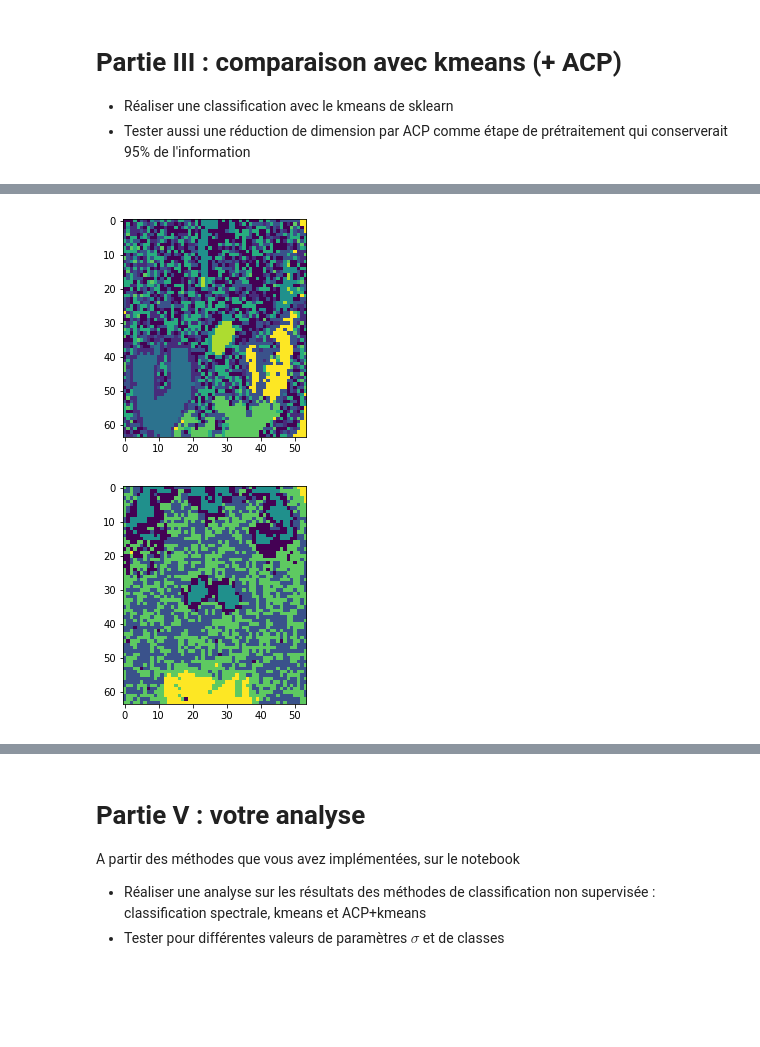
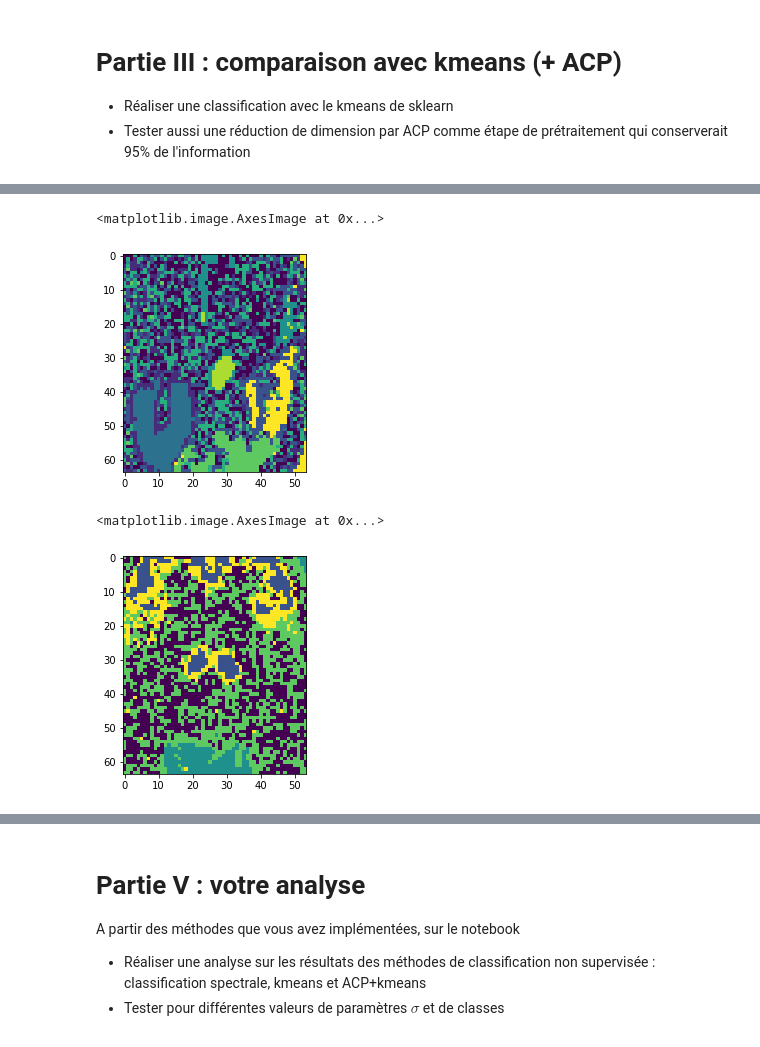
Before and after one commit to TwilCynder/univ-documents, a Jupyter notebook: M1/S7/csap/Miniprojet/SujetMiniProjet/MiniProjet_SegmentationTEP.ipynb, the cells around one changed output, grey strips where cells are left out. Cells and saved outputs as stored; diff of their text form; code cells hidden in the pictures; blank space fills up the shorter version.

```diff
--- a/M1/S7/csap/Miniprojet/SujetMiniProjet/MiniProjet_SegmentationTEP.ipynb
+++ b/M1/S7/csap/Miniprojet/SujetMiniProjet/MiniProjet_SegmentationTEP.ipynb
@@ -224,10 +218,14 @@ showKmeans(ExpleJouet, 2)
 # %%
 # Tester sur les TACS
 
-def show2DKmeans(data, k, shape):
+def KMEANS(data, k):
   kmeans = KMeans(k, init='k-means++', random_state=0).fit(data)
-  repartition=np.reshape(kmeans.labels_,shape)
-  plt.imshow(repartition.T)
+  return kmeans.labels_
 
-show2DKmeans(data_S, 9, ((54, 64)))
+
+kmeansSansACP_S = KMEANS(data_S, 9)
+
+imgKmeansSansACP_S = np.reshape(kmeansSansACP_S, (54, 64)).T
+
+plt.imshow(imgKmeansSansACP_S)
 # %% [output]
@@ -236,24 +244,34 @@ show2DKmeans(data_S, 9, ((54, 64)))
 # AVEC ACP
 
 
-acp = PCA().fit(data_S)
-variance_ratios = acp.explained_variance_ratio_
-sum = 0
-i = 0
-for i in range(len(variance_ratios)):
-  sum += variance_ratios[i]
-  if sum > 0.95:
-    break
+def transformACP(data):
+  acp = PCA().fit(data)
+  variance_ratios = acp.explained_variance_ratio_
+  sum = 0
+  i = 0
+  for i in range(len(variance_ratios)):
+    sum += variance_ratios[i]
+    if sum > 0.95:
+      break
 
-result = acp.transform(data_S)
+  result = result = acp.transform(data)
+  return result[:,:i]
 
-show2DKmeans(result[:,:i], 9, ((54, 64)))
+kmeans_S = KMEANS(transformACP(data_S), 9)
+imgKmeans_S = np.reshape(kmeans_S, (54, 64)).T
+
+plt.imshow(imgKmeans_S)
 # %% [output]
+<matplotlib.image.AxesImage at 0x...>
 [figure]
 # %%
-show2DKmeans(data_T, 5, ((54, 64)))
+kmeans_T = KMEANS(transformACP(data_T), 5)
+imgKmeans_T = np.reshape(kmeans_T, (54, 64)).T
+
+plt.imshow(imgKmeans_T)
 # %% [output]
+<matplotlib.image.AxesImage at 0x...>
-[figure, old version]
+[figure, new version]
 # %% [markdown]
 # Partie IV : Comparaison avec vérité terrain
 
```
Also changed, not shown: parts of 10 cells of this notebook, 31 other files.
